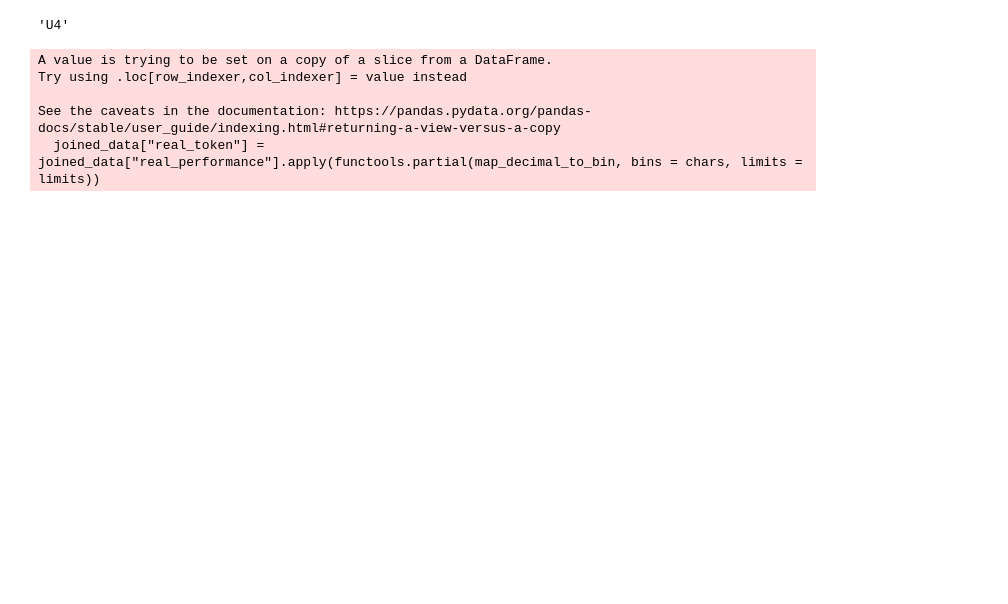
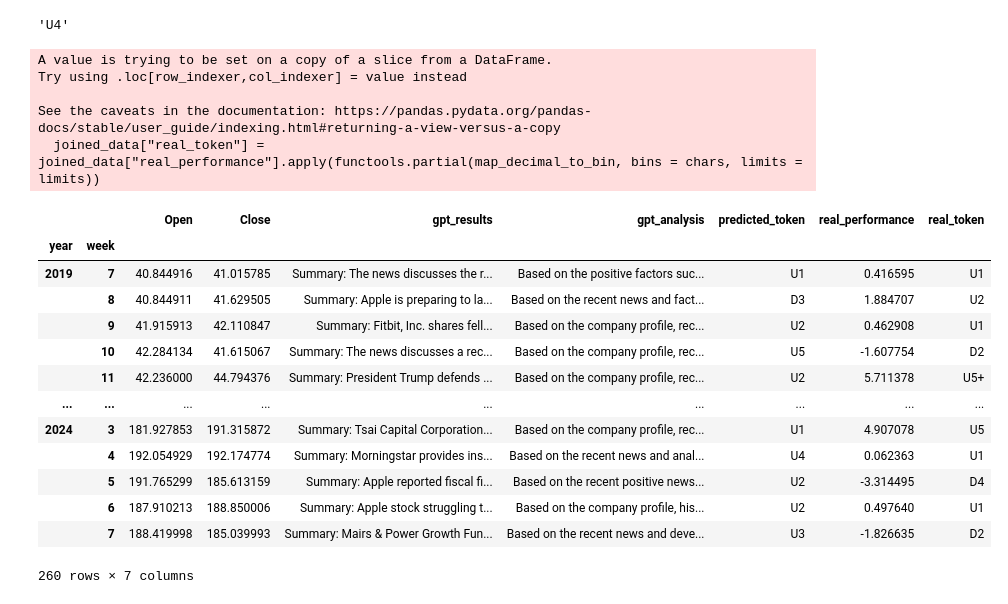
Before and after one commit to amanguptaBay/GPT-Prediciton, a Jupyter notebook: get_stock_movement_predictions.ipynb, the cells around one changed output. Drawn from its saved outputs; the diff is of its cells as text; code cells hidden in the pictures; blank space fills up the shorter version.

```diff
--- a/get_stock_movement_predictions.ipynb
+++ b/get_stock_movement_predictions.ipynb
@@ -293,3 +325,20 @@ Try using .loc[row_indexer,col_indexer] = value instead
 
 See the caveats in the documentation: https://pandas.pydata.org/pandas-docs/stable/user_guide/indexing.html#returning-a-view-versus-a-copy
   joined_data["real_token"] = joined_data["real_performance"].apply(functools.partial(map_decimal_to_bin, bins = chars, limits = limits))
+# %%
+joined_data
+# %% [output]
+|  |  | Open | Close | gpt_results | gpt_analysis | predicted_token | real_performance | real_token |
+| year | week |  |  |  |  |  |  |  |
+| 2019 | 7 | 40.844916 | 41.015785 | Summary: The news discusses the r... | Based on the positive factors suc... | U1 | 0.416595 | U1 |
+|  | 8 | 40.844911 | 41.629505 | Summary: Apple is preparing to la... | Based on the recent news and fact... | D3 | 1.884707 | U2 |
+|  | 9 | 41.915913 | 42.110847 | Summary: Fitbit, Inc. shares fell... | Based on the company profile, rec... | U2 | 0.462908 | U1 |
+|  | 10 | 42.284134 | 41.615067 | Summary: The news discusses a rec... | Based on the company profile, rec... | U5 | -1.607754 | D2 |
+|  | 11 | 42.236000 | 44.794376 | Summary: President Trump defends ... | Based on the company profile, rec... | U2 | 5.711378 | U5+ |
+| ... | ... | ... | ... | ... | ... | ... | ... | ... |
+| 2024 | 3 | 181.927853 | 191.315872 | Summary: Tsai Capital Corporation... | Based on the company profile, rec... | U1 | 4.907078 | U5 |
+|  | 4 | 192.054929 | 192.174774 | Summary: Morningstar provides ins... | Based on the recent news and anal... | U4 | 0.062363 | U1 |
+|  | 5 | 191.765299 | 185.613159 | Summary: Apple reported fiscal fi... | Based on the recent positive news... | U2 | -3.314495 | D4 |
+|  | 6 | 187.910213 | 188.850006 | Summary: Apple stock struggling t... | Based on the company profile, his... | U2 | 0.497640 | U1 |
+|  | 7 | 188.419998 | 185.039993 | Summary: Mairs & Power Growth Fun... | Based on the recent news and deve... | U3 | -1.826635 | D2 |
+260 rows × 7 columns
```
Also changed, not shown: parts of 9 cells of this notebook, 1 other file.
